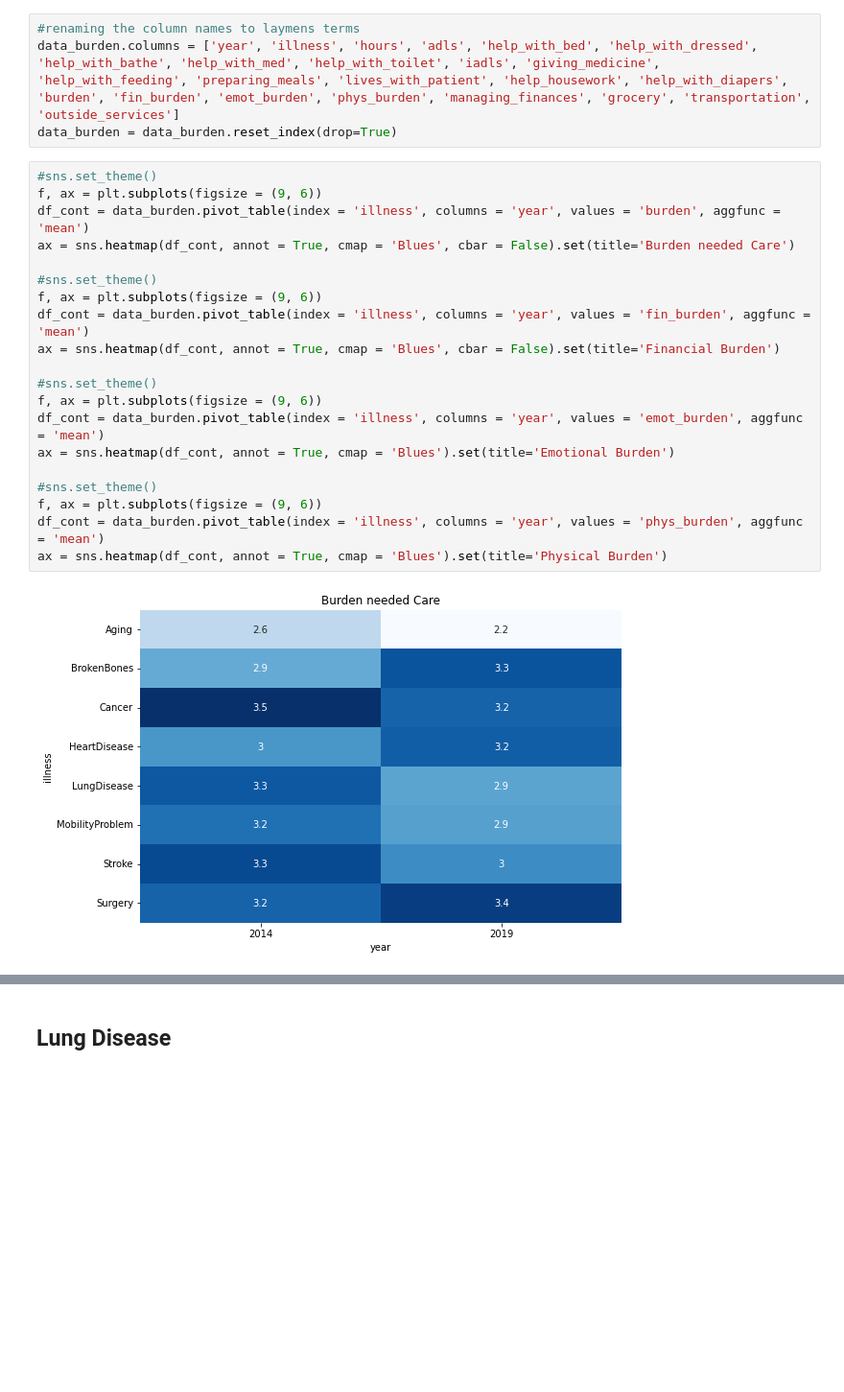
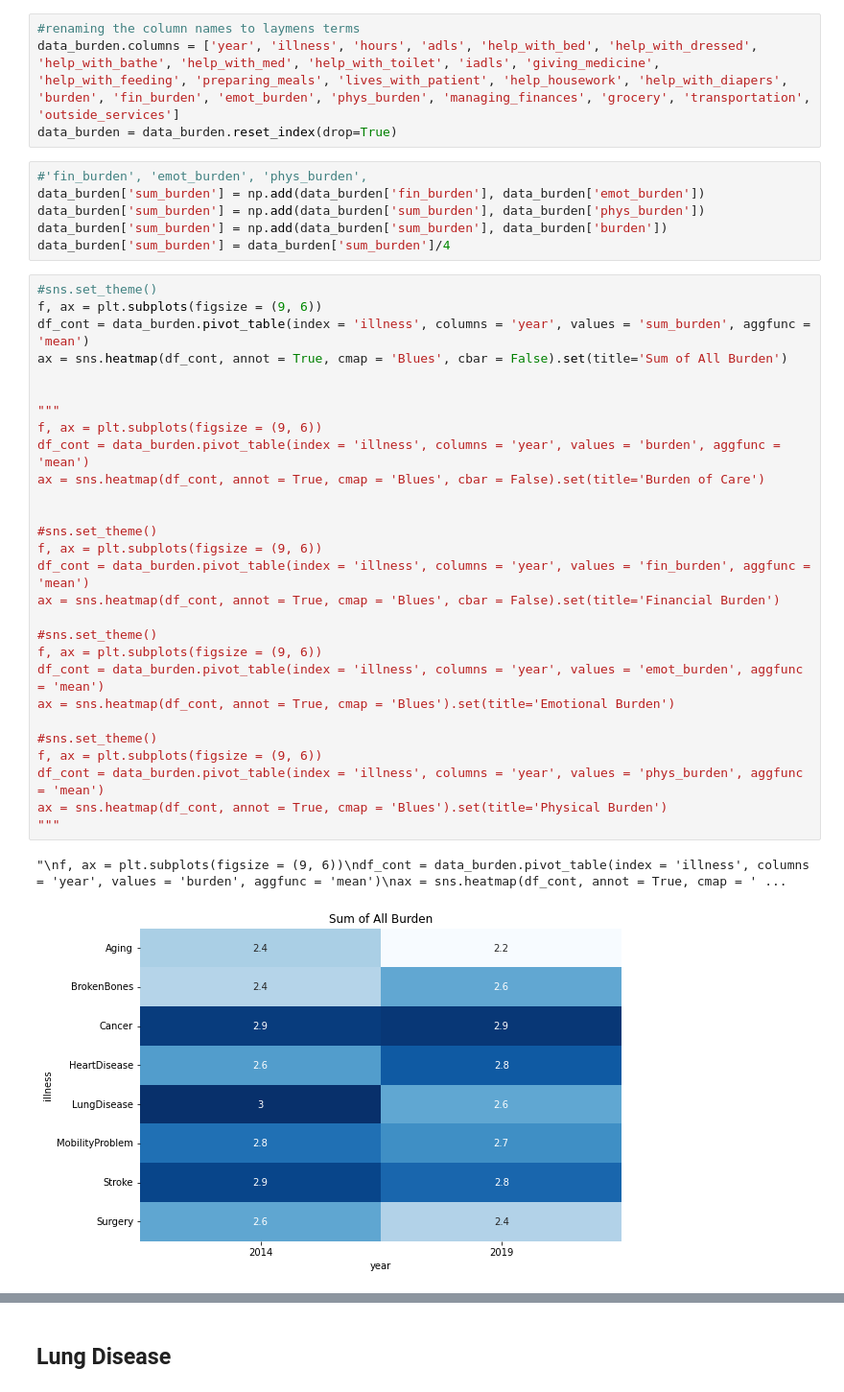
Before and after one commit to woonsupkim/BurdenofCare, a Jupyter notebook: 2015_2020_comparison.ipynb, the cells around one changed output, grey strips where cells are left out. Shown: that part at 96% size. Drawn from its saved outputs; the diff is of its cells as text; blank space fills up the shorter version.

```diff
--- a/2015_2020_comparison.ipynb
+++ b/2015_2020_comparison.ipynb
@@ -91,25 +91,40 @@ data_burden["banlives"] = data_burden["banlives"].replace(2.0, 0)
 #renaming the column names to laymens terms
 data_burden.columns = ['year', 'illness', 'hours', 'adls', 'help_with_bed', 'help_with_dressed', 'help_with_bathe', 'help_with_med', 'help_with_toilet', 'iadls', 'giving_medicine', 'help_with_feeding', 'preparing_meals', 'lives_with_patient', 'help_housework', 'help_with_diapers', 'burden', 'fin_burden', 'emot_burden', 'phys_burden', 'managing_finances', 'grocery', 'transportation', 'outside_services']
 data_burden = data_burden.reset_index(drop=True)
+# %%
+#'fin_burden', 'emot_burden', 'phys_burden',
+data_burden['sum_burden'] = np.add(data_burden['fin_burden'], data_burden['emot_burden'])
+data_burden['sum_burden'] = np.add(data_burden['sum_burden'], data_burden['phys_burden'])
+data_burden['sum_burden'] = np.add(data_burden['sum_burden'], data_burden['burden'])
+data_burden['sum_burden'] = data_burden['sum_burden']/4
 # %%
 #sns.set_theme()
 f, ax = plt.subplots(figsize = (9, 6))
+df_cont = data_burden.pivot_table(index = 'illness', columns = 'year', values = 'sum_burden', aggfunc = 'mean')
+ax = sns.heatmap(df_cont, annot = True, cmap = 'Blues', cbar = False).set(title='Sum of All Burden')
+
+
+"""
+f, ax = plt.subplots(figsize = (9, 6))
 df_cont = data_burden.pivot_table(index = 'illness', columns = 'year', values = 'burden', aggfunc = 'mean')
-ax = sns.heatmap(df_cont, annot = True, cmap = 'Blues', cbar = False).set(title='Burden needed Care')
+ax = sns.heatmap(df_cont, annot = True, cmap = 'Blues', cbar = False).set(title='Burden of Care')
+
 
 #sns.set_theme()
 f, ax = plt.subplots(figsize = (9, 6))
 df_cont = data_burden.pivot_table(index = 'illness', columns = 'year', values = 'fin_burden', aggfunc = 'mean')
 ax = sns.heatmap(df_cont, annot = True, cmap = 'Blues', cbar = False).set(title='Financial Burden')
 
 #sns.set_theme()
 f, ax = plt.subplots(figsize = (9, 6))
 df_cont = data_burden.pivot_table(index = 'illness', columns = 'year', values = 'emot_burden', aggfunc = 'mean')
 ax = sns.heatmap(df_cont, annot = True, cmap = 'Blues').set(title='Emotional Burden')
 
 #sns.set_theme()
 f, ax = plt.subplots(figsize = (9, 6))
 df_cont = data_burden.pivot_table(index = 'illness', columns = 'year', values = 'phys_burden', aggfunc = 'mean')
 ax = sns.heatmap(df_cont, annot = True, cmap = 'Blues').set(title='Physical Burden')
+"""
 # %% [output]
+"\nf, ax = plt.subplots(figsize = (9, 6))\ndf_cont = data_burden.pivot_table(index = 'illness', columns = 'year', values = 'burden', aggfunc = 'mean')\nax = sns.heatmap(df_cont, annot = True, cmap = ' ...
-[figure, old version]
+[figure, new version]
```
Also changed, not shown: parts of 13 cells of this notebook.
